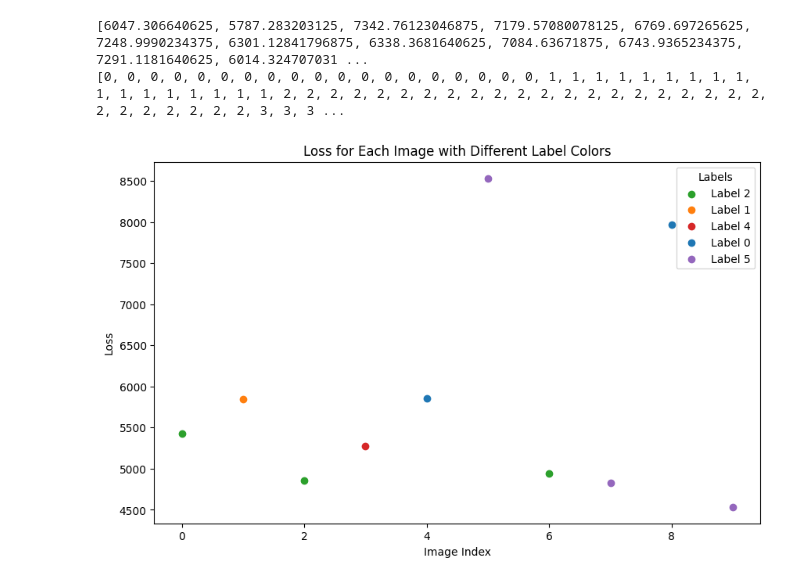
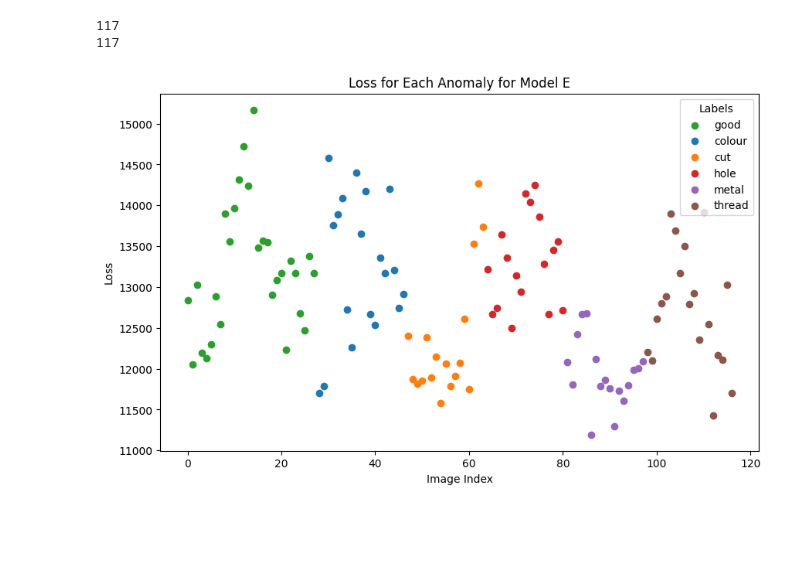
Before and after one commit to Pinkvinus/AML-exam-project, a Jupyter notebook: project/recon_error.ipynb, the cells around one changed output. Drawn from its saved outputs; the diff is of its cells as text; code cells hidden in the pictures; blank space fills up the shorter version.

```diff
--- a/project/recon_error.ipynb
+++ b/project/recon_error.ipynb
@@ -21,7 +21,7 @@ transform_non_normal = transforms.Compose([
     transforms.ToTensor(),
 ])
 test_dataset = ImageFolder(root=test_image_dir, transform=transform_non_normal)
-test_dataloader = DataLoader(test_dataset, batch_size=10, shuffle=True)
+test_dataloader = DataLoader(test_dataset, batch_size=10, shuffle=False)
 # %%
 train_features, train_labels = next(iter(test_dataloader))
 print(f"Feature batch shape: {train_features.size()}")
@@ -203,9 +157,9 @@ with torch.no_grad():
 # %%
-print(losses)
-print(labels)
+print(len(losses))
+print(len(labels))
 # %% [output]
-[6047.306640625, 5787.283203125, 7342.76123046875, 7179.57080078125, 6769.697265625, 7248.9990234375, 6301.12841796875, 6338.3681640625, 7084.63671875, 6743.9365234375, 7291.1181640625, 6014.324707031 ...
-[0, 0, 0, 0, 0, 0, 0, 0, 0, 0, 0, 0, 0, 0, 0, 0, 0, 0, 0, 1, 1, 1, 1, 1, 1, 1, 1, 1, 1, 1, 1, 1, 1, 1, 1, 1, 2, 2, 2, 2, 2, 2, 2, 2, 2, 2, 2, 2, 2, 2, 2, 2, 2, 2, 2, 2, 2, 2, 2, 2, 2, 2, 2, 2, 3, 3, 3 ...
+117
+117
 # %%
 # print(img_batch.shape)
 # plt.imshow(img_batch[9].cpu().permute(1, 2, 0))
@@ -213,27 +167,39 @@ print(labels)
 # %%
 labels = np.array(labels)
 losses = np.array(losses)
-
+named_labels = []
+for i in labels:
+    if i == 0:
+        named_labels.append("good")
+    if i == 1:
+        named_labels.append("colour")
+    if i == 2:
+        named_labels.append("cut")
+    if i == 3:
+        named_labels.append("hole")
+    if i == 4:
+        named_labels.append("metal")
+    if i == 5:
+        named_labels.append("thread")
 
 # Get unique labels and assign a unique color to each
-unique_labels = np.unique(labels)
+unique_labels = np.unique(named_labels)
 colors = sns.color_palette("tab10", len(unique_labels))  # Use Seaborn's HSV palette
 label_to_color = {label: colors[i] for i, label in enumerate(unique_labels)}
-
 # Plot each point with its corresponding color
 plt.figure(figsize=(10, 6))
-for i, label in enumerate(labels):
-    plt.scatter(i, losses[i], color=label_to_color[label], label=f"Label {label}" if i == list(labels).index(label) else "")
+for i, label in enumerate(named_labels):
+    plt.scatter(i, losses[i], color=label_to_color[label], label=f"{label}" if i == list(named_labels).index(label) else "")
 
 # Add legend, axis labels, and title
 plt.legend(title="Labels", loc="upper right")
 plt.xlabel("Image Index")
 plt.ylabel("Loss")
-plt.title("Loss for Each Image with Different Label Colors")
+plt.title("Loss for Each Anomaly for Model E")
 
 plt.show()
 # %% [output]
-[figure, old version]
+[figure, new version]
 # %%
 def generate_saliency_map(cnn, image, device='cpu'):
     cnn.eval()
```
Also changed, not shown: parts of 5 cells of this notebook, 4 other files.
